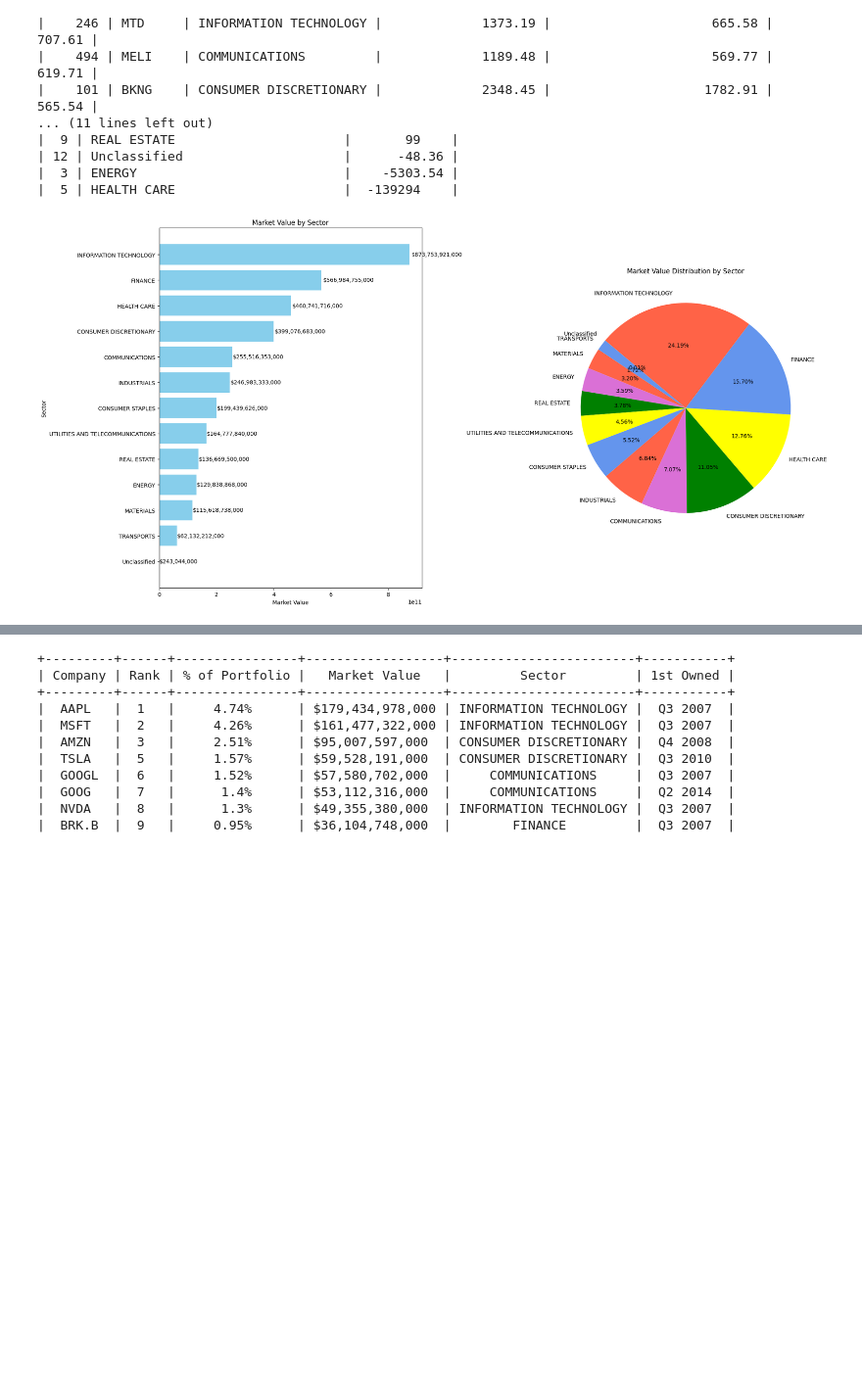
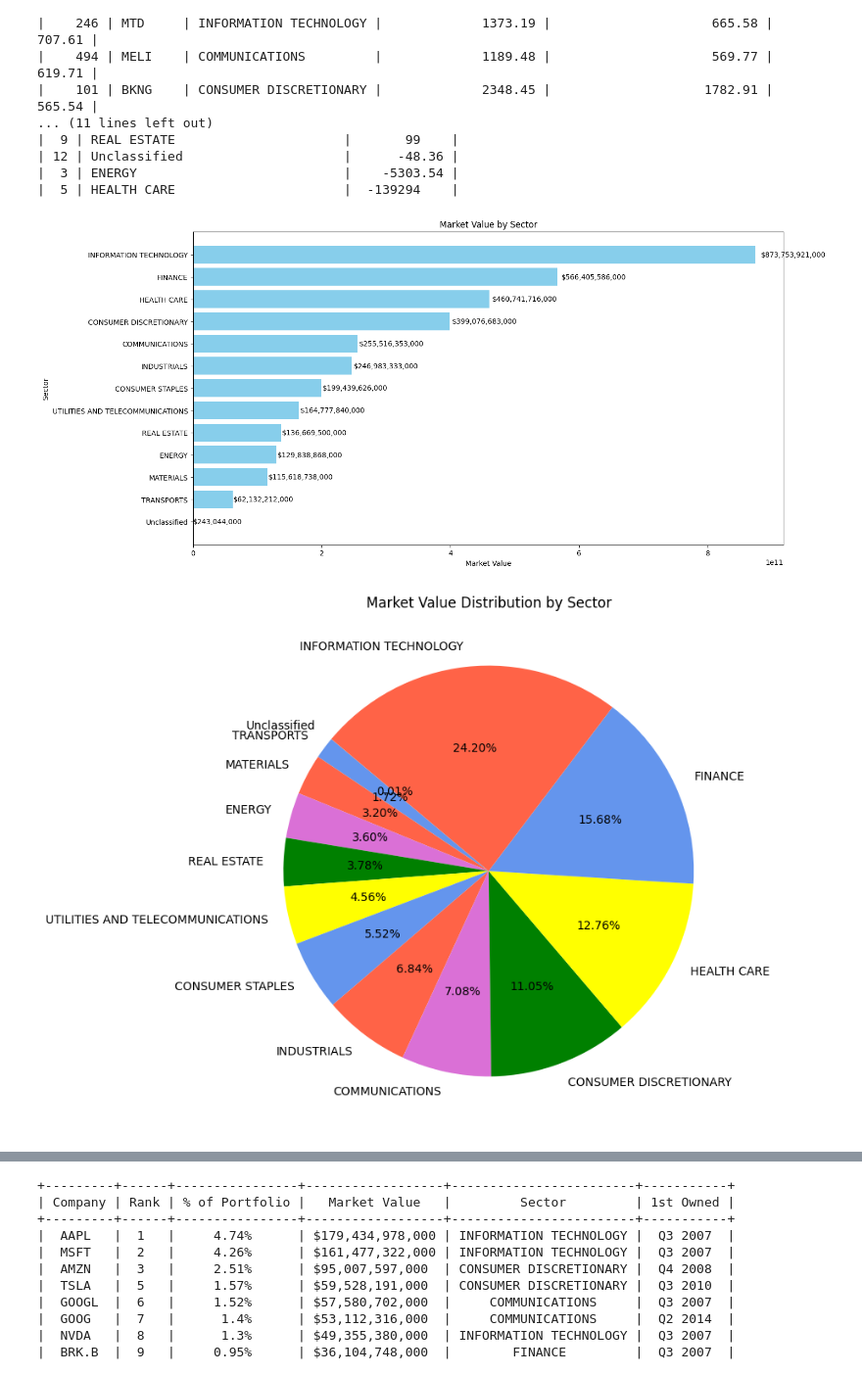
Before and after one commit to Kostya22B/CVUT_FEL, a Jupyter notebook: 4_semester/ZDA/ZDA_sem_work.ipynb, the cells around one changed output, grey strips where cells are left out. Shown at 98% size. Drawn from its saved outputs; the diff is of its cells as text; code cells hidden in the pictures; blank space fills up the shorter version.

```diff
--- a/4_semester/ZDA/ZDA_sem_work.ipynb
+++ b/4_semester/ZDA/ZDA_sem_work.ipynb
@@ -197,26 +197,41 @@ print(tabulate(sector_roi_sum_sorted, headers=['Sector', 'Total ROI'], tablefmt=
 # %%
 # ascending sort
 sector_market_values = blk_stocks_2022.groupby('Sector')['Market Value'].sum().reset_index()
 sector_market_values = sector_market_values.sort_values(by='Market Value', ascending=True)
+plt.figure(figsize=(15, 8))
+bars = plt.barh(sector_market_values['Sector'], sector_market_values['Market Value'], color='skyblue')
+for bar, value in zip(bars, sector_market_values['Market Value']):
+    plt.text(bar.get_width() * 1.01, bar.get_y() + bar.get_height() / 2, f'${value:,.0f}', va='center')
+plt.xlabel('Market Value')
+plt.ylabel('Sector')
+plt.title('Market Value by Sector')
+plt.show()
 
+# Построение круговой диаграммы
+plt.figure(figsize=(15, 8))
+warm_colors = ['yellow', 'cornflowerblue', 'tomato', 'orchid', 'green']
+plt.pie(sector_market_values['Market Value'], labels=sector_market_values['Sector'], autopct='%1.2f%%', startangle=140, colors=warm_colors)
+plt.title('Market Value Distribution by Sector')
+plt.show()
 # Настройка графиков
 fig, (ax1, ax2) = plt.subplots(1, 2, figsize=(20, 10))
 
 # Построение горизонтальной столбчатой диаграммы
 bars = ax1.barh(sector_market_values['Sector'], sector_market_values['Market Value'], color='skyblue')
 for bar, value in zip(bars, sector_market_values['Market Value']):
     ax1.text(bar.get_width() * 1.01, bar.get_y() + bar.get_height() / 2, f'${value:,.0f}', va='center')
 ax1.set_xlabel('Market Value')
 ax1.set_ylabel('Sector')
 ax1.set_title('Market Value by Sector')
 
 # Построение круговой диаграммы
 warm_colors = ['yellow', 'cornflowerblue', 'tomato', 'orchid', 'green']
 ax2.pie(sector_market_values['Market Value'], labels=sector_market_values['Sector'], autopct='%1.2f%%', startangle=140, colors=warm_colors)
 ax2.set_title('Market Value Distribution by Sector')
 
 # Настройка и отображение графиков
 plt.tight_layout()
 plt.show()
 # %% [output]
-[figure, old version]
+[figure, new version]
+[figure, added]
```
Also changed, not shown: parts of 10 cells of this notebook.
